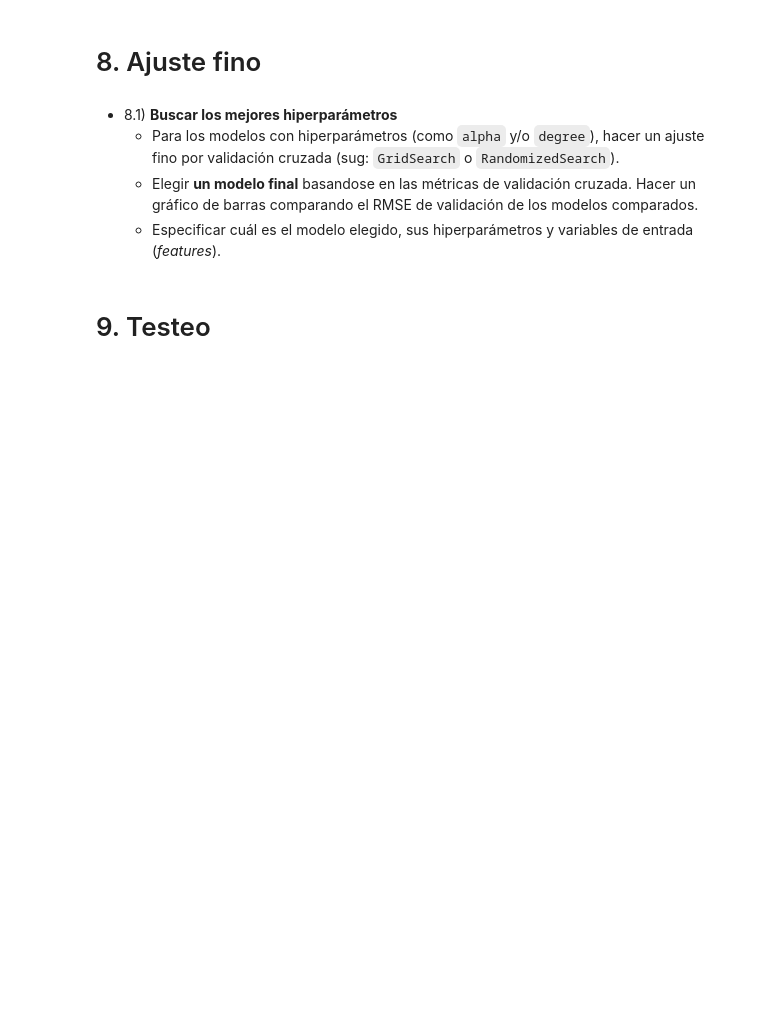
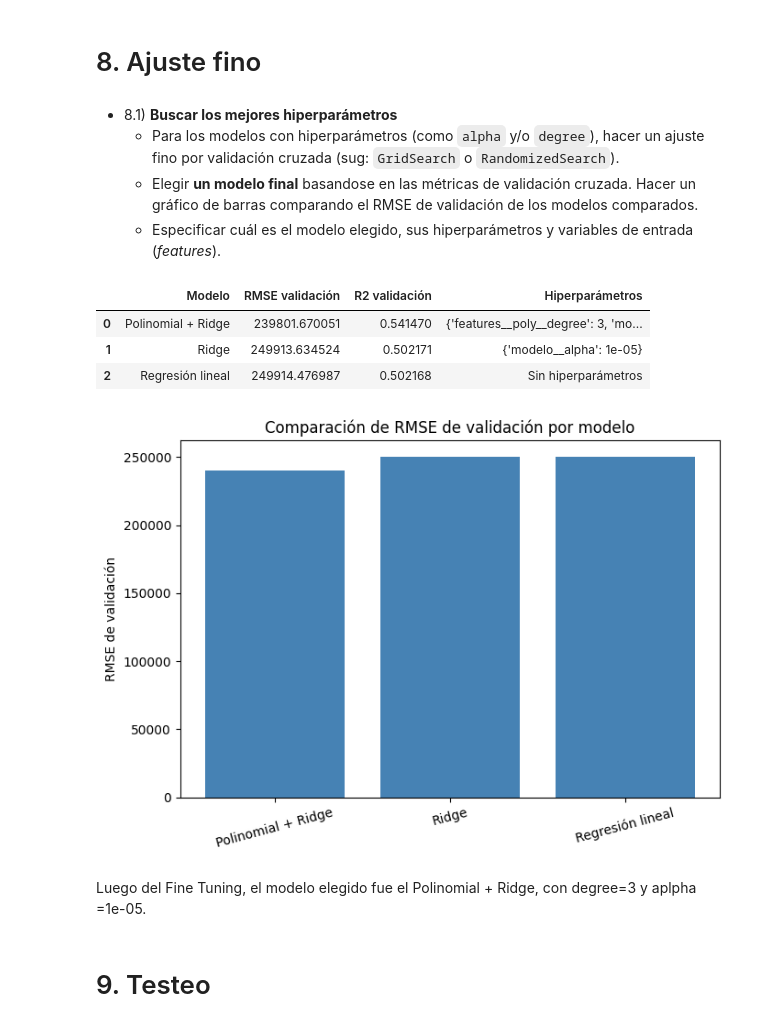
Before and after one commit to matigold22/TP-SIA, a Jupyter notebook: 2026_Consigna_TP1.ipynb, the cells around one changed output. Cells and saved outputs as stored; diff of their text form; code cells hidden in the pictures; blank space fills up the shorter version.

```diff
--- a/2026_Consigna_TP1.ipynb
+++ b/2026_Consigna_TP1.ipynb
@@ -910,7 +943,7 @@ grid_ridge = GridSearchCV(
     cv=cv,
     scoring=metricas,
     refit="RMSE",
-    n_jobs=-1)
+    n_jobs=2)
 
 grid_ridge.fit(X_train, y_train)
 
@@ -921,7 +954,7 @@ grid_poly = GridSearchCV(
     cv=cv,
     scoring=metricas,
     refit="RMSE",
-    n_jobs=-1)
+    n_jobs=2)
 grid_poly.fit(X_train, y_train)
 
 lineal = resultados_cv[resultados_cv["Modelo"] == "Regresión lineal"].iloc[0]
@@ -947,6 +980,23 @@ modelo_final = modelos_finales[mejor_nombre]
 X_train_final = X_train
 
 comparacion_tuning
+# %% [output]
+|  | Modelo | RMSE validación | R2 validación | Hiperparámetros |
+| 0 | Polinomial + Ridge | 239801.670051 | 0.541470 | {'features__poly__degree': 3, 'mo... |
+| 1 | Ridge | 249913.634524 | 0.502171 | {'modelo__alpha': 1e-05} |
+| 2 | Regresión lineal | 249914.476987 | 0.502168 | Sin hiperparámetros |
+# %%
+plt.figure(figsize=(7, 5))
+plt.bar(comparacion_tuning["Modelo"], comparacion_tuning["RMSE validación"], color="steelblue")
+plt.ylabel("RMSE de validación")
+plt.title("Comparación de RMSE de validación por modelo")
+plt.xticks(rotation=15)
+plt.tight_layout()
+plt.show()
+# %% [output]
+[figure, added]
+# %% [markdown]
+Luego del Fine Tuning, el modelo elegido fue el Polinomial + Ridge, con degree=3 y aplpha =1e-05.
 # %% [markdown]
 # 9. Testeo
 # %% [markdown]
```
Also changed, not shown: parts of 29 cells of this notebook.
